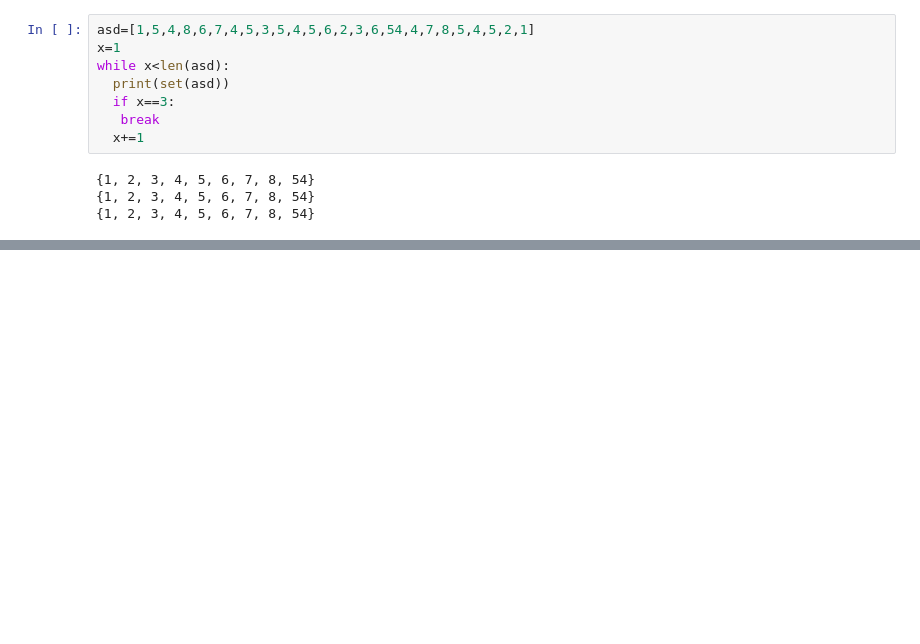
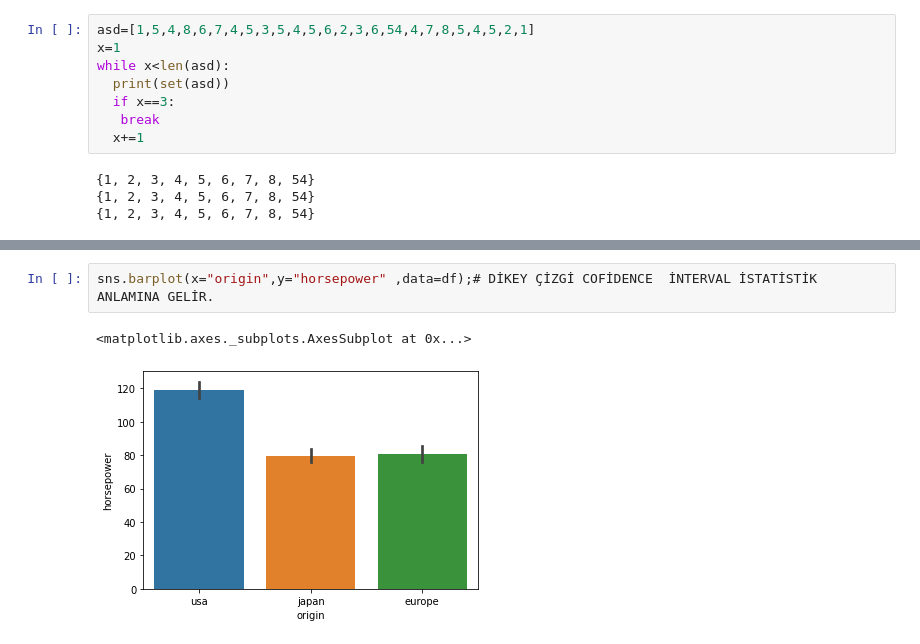
Before and after one commit to Yunus-Ozen-DS/Assignment, a Jupyter notebook: PYTHON_NUMPY_PANDAS.ipynb, the cells around one changed output, grey strips where cells are left out. Cells and saved outputs as stored; diff of their text form; blank space fills up the shorter version.

```diff
--- a/PYTHON_NUMPY_PANDAS.ipynb
+++ b/PYTHON_NUMPY_PANDAS.ipynb
@@ -740,0 +1834,5 @@ for x in aw:
+# %%
+sns.barplot(x="origin",y="horsepower" ,data=df);# DİKEY ÇİZGİ COFİDENCE  İNTERVAL İSTATİSTİK ANLAMINA GELİR.
+# %% [output]
+<matplotlib.axes._subplots.AxesSubplot at 0x...>
+[figure, added]
```
Also changed, not shown: parts of 190 cells of this notebook.
